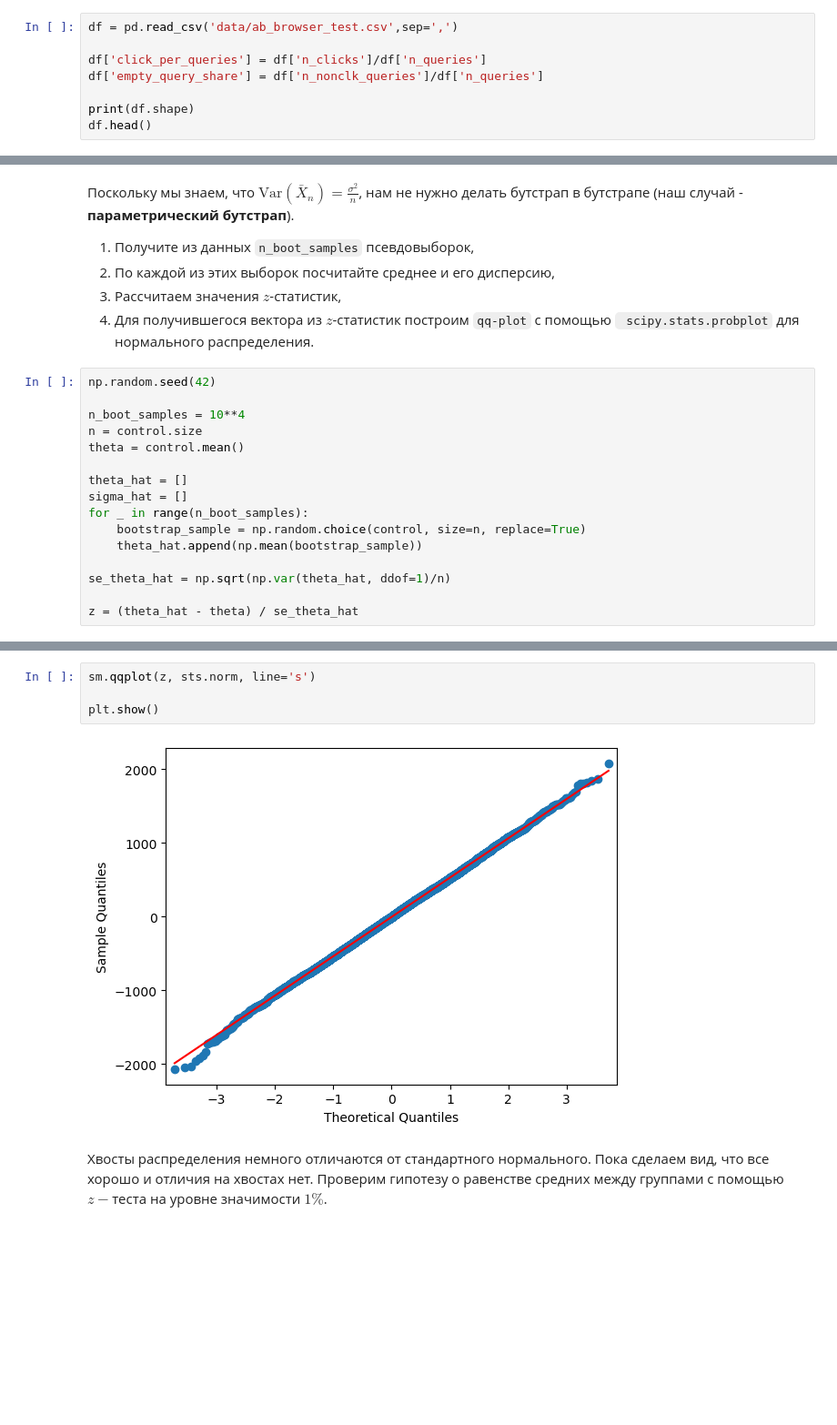
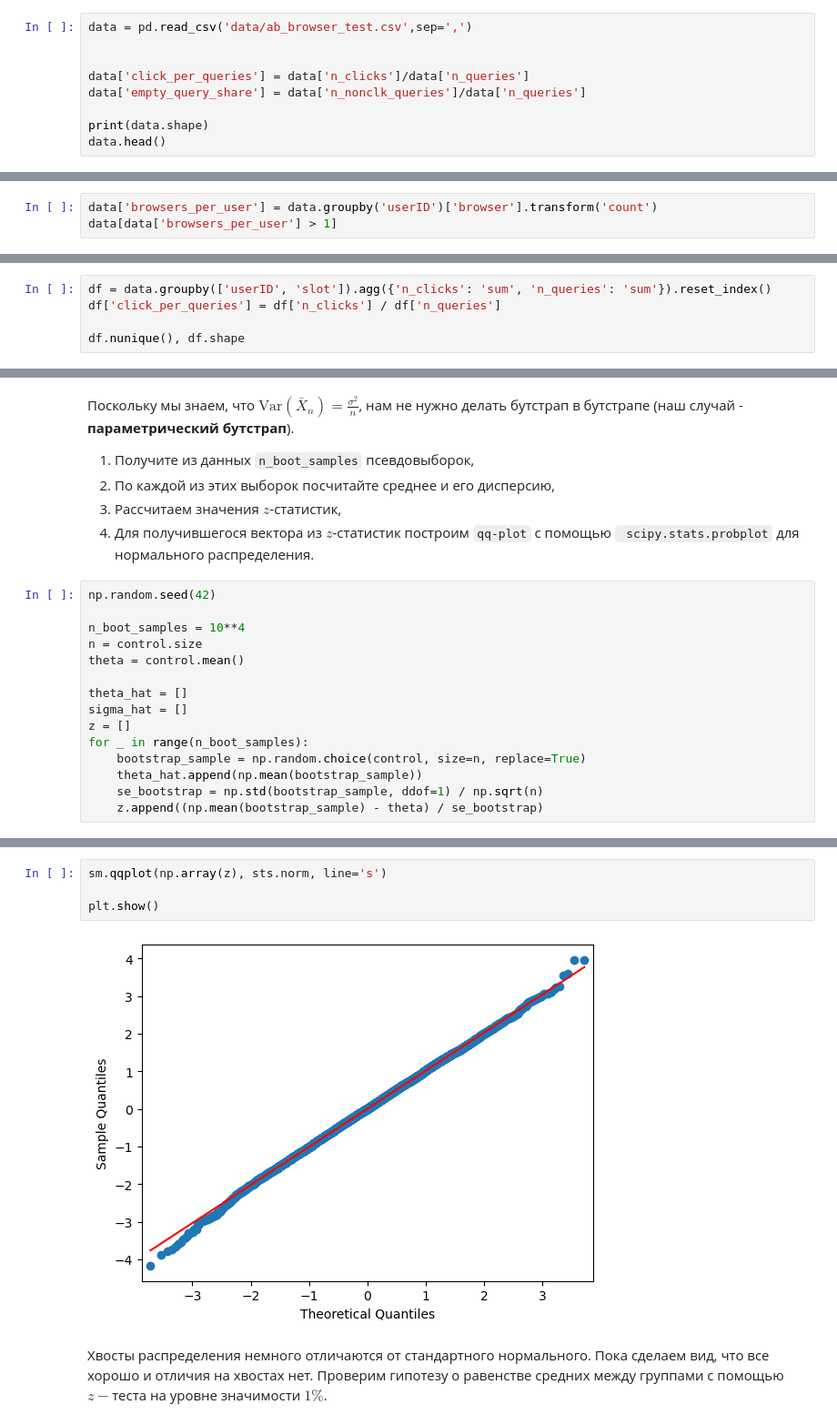
Before and after one commit to okulova99/yet_another_matstat_course, a Jupyter notebook: hw_matstat/hw03_A-B test_results.ipynb, the cells around one changed output, grey strips where cells are left out. Shown at 91% size. Drawn from its saved outputs; the diff is of its cells as text; blank space fills up the shorter version.

```diff
--- a/hw_matstat/hw03_A-B test_results.ipynb
+++ b/hw_matstat/hw03_A-B test_results.ipynb
@@ -25,13 +25,14 @@ from scipy import stats as sts
 import seaborn as sns
 import matplotlib.pyplot as plt
 # %%
-df = pd.read_csv('data/ab_browser_test.csv',sep=',')
+data = pd.read_csv('data/ab_browser_test.csv',sep=',')
 
-df['click_per_queries'] = df['n_clicks']/df['n_queries']
-df['empty_query_share'] = df['n_nonclk_queries']/df['n_queries']
 
-print(df.shape)
-df.head()
+data['click_per_queries'] = data['n_clicks']/data['n_queries']
+data['empty_query_share'] = data['n_nonclk_queries']/data['n_queries']
+
+print(data.shape)
+data.head()
 # %% [output]
 (566134, 8)
 |  | userID | browser | slot | n_clicks | n_queries | n_nonclk_queries | click_per_queries | ... |
@@ -40,3 +41,6 @@ df.head()
 | 2 | 5 | Browser #4 | exp | 29 | 35 | 16 | 0.828571 | ... |
 | 3 | 6 | Browser #4 | control | 12 | 6 | 0 | 2.000000 | ... |
 | 4 | 7 | Browser #4 | exp | 54 | 68 | 30 | 0.794118 | ... |
+# %%
+data['browsers_per_user'] = data.groupby('userID')['browser'].transform('count')
+data[data['browsers_per_user'] > 1]
@@ -42,0 +61,5 @@ df.head()
+# %%
+df = data.groupby(['userID', 'slot']).agg({'n_clicks': 'sum', 'n_queries': 'sum'}).reset_index()
+df['click_per_queries'] = df['n_clicks'] / df['n_queries']
+
+df.nunique(), df.shape
@@ -168,10 +195,9 @@ theta = control.mean()
 
 theta_hat = []
 sigma_hat = []
+z = []
 for _ in range(n_boot_samples):
     bootstrap_sample = np.random.choice(control, size=n, replace=True)
     theta_hat.append(np.mean(bootstrap_sample))
-
-se_theta_hat = np.sqrt(np.var(theta_hat, ddof=1)/n)
-
-z = (theta_hat - theta) / se_theta_hat
+    se_bootstrap = np.std(bootstrap_sample, ddof=1) / np.sqrt(n)
+    z.append((np.mean(bootstrap_sample) - theta) / se_bootstrap)
@@ -178,9 +214,9 @@ z = (theta_hat - theta) / se_theta_hat
 # %%
-sm.qqplot(z, sts.norm, line='s')
+sm.qqplot(np.array(z), sts.norm, line='s')
 
 plt.show()
 # %% [output]
-[figure, old version]
+[figure, new version]
 # %% [markdown]
 Xвосты распределения немного отличаются от стандартного нормального. Пока сделаем вид, что все хорошо и отличия на хвостах нет. Проверим гипотезу о равенстве средних между группами с помощью $z-$теста на уровне значимости $1\%$.
 # %%
```
Also changed, not shown: parts of 16 cells of this notebook.
